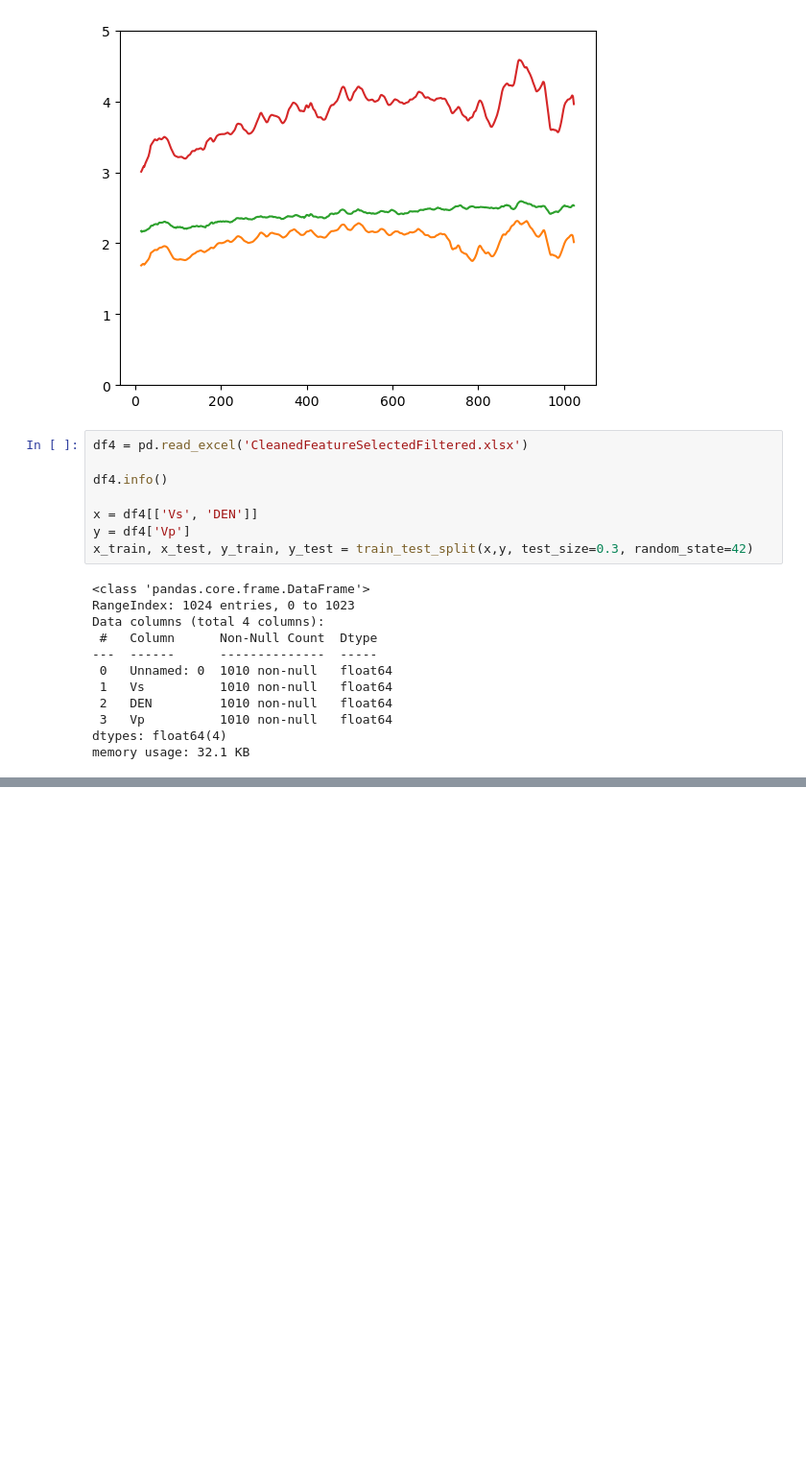
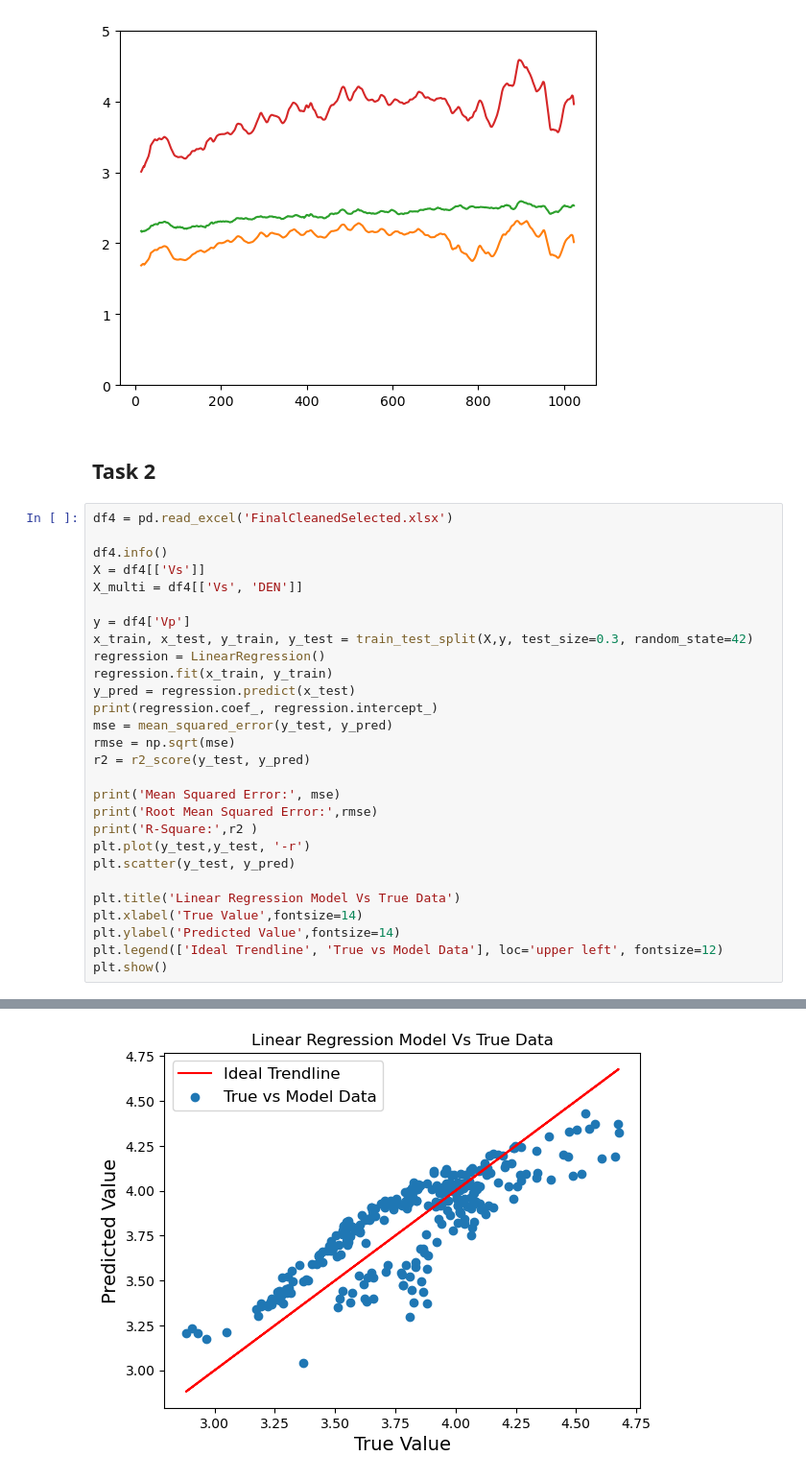
Before and after one commit to GitLars0/Teknisk-Modellering, a Jupyter notebook: ass_3/Project3_1.ipynb, the cells around one changed output, grey strips where cells are left out. Shown: that part at 96% size. Saved outputs shown, nothing was run; the diff lists cells and outputs as text; blank space fills up the shorter version.

Commit message:
started on task2

```diff
--- a/ass_3/Project3_1.ipynb
+++ b/ass_3/Project3_1.ipynb
@@ -273,23 +274,34 @@ plt.show()
 dataF.to_excel('CleanedFeatureSelectedFiltered.xlsx', index=False)
 # %% [output]
 [figure]
-# %%
-df4 = pd.read_excel('CleanedFeatureSelectedFiltered.xlsx')
-
-df4.info()
-
-x = df4[['Vs', 'DEN']]
-y = df4['Vp']
-x_train, x_test, y_train, y_test = train_test_split(x,y, test_size=0.3, random_state=42)
-# %% [output]
-<class 'pandas.core.frame.DataFrame'>
-RangeIndex: 1024 entries, 0 to 1023
-Data columns (total 4 columns):
- #   Column      Non-Null Count  Dtype
----  ------      --------------  -----
- 0   Unnamed: 0  1010 non-null   float64
- 1   Vs          1010 non-null   float64
- 2   DEN         1010 non-null   float64
- 3   Vp          1010 non-null   float64
-dtypes: float64(4)
-memory usage: 32.1 KB
+# %% [markdown]
+## Task 2
+# %%
+df4 = pd.read_excel('FinalCleanedSelected.xlsx')
+
+df4.info()
+X = df4[['Vs']]
+X_multi = df4[['Vs', 'DEN']]
+
+y = df4['Vp']
+x_train, x_test, y_train, y_test = train_test_split(X,y, test_size=0.3, random_state=42)
+regression = LinearRegression()
+regression.fit(x_train, y_train)
+y_pred = regression.predict(x_test)
+print(regression.coef_, regression.intercept_)
+mse = mean_squared_error(y_test, y_pred)
+rmse = np.sqrt(mse)
+r2 = r2_score(y_test, y_pred)
+
+print('Mean Squared Error:', mse)
+print('Root Mean Squared Error:',rmse)
+print('R-Square:',r2 )
+plt.plot(y_test,y_test, '-r')
+plt.scatter(y_test, y_pred)
+
+plt.title('Linear Regression Model Vs True Data')
+plt.xlabel('True Value',fontsize=14)
+plt.ylabel('Predicted Value',fontsize=14)
+plt.legend(['Ideal Trendline', 'True vs Model Data'], loc='upper left', fontsize=12)
+plt.show()
+# %% [output]
@@ -295,0 +323 @@ memory usage: 32.1 KB
+[figure, added]
```
Also changed, not shown: parts of 2 cells of this notebook, 15 other files.
